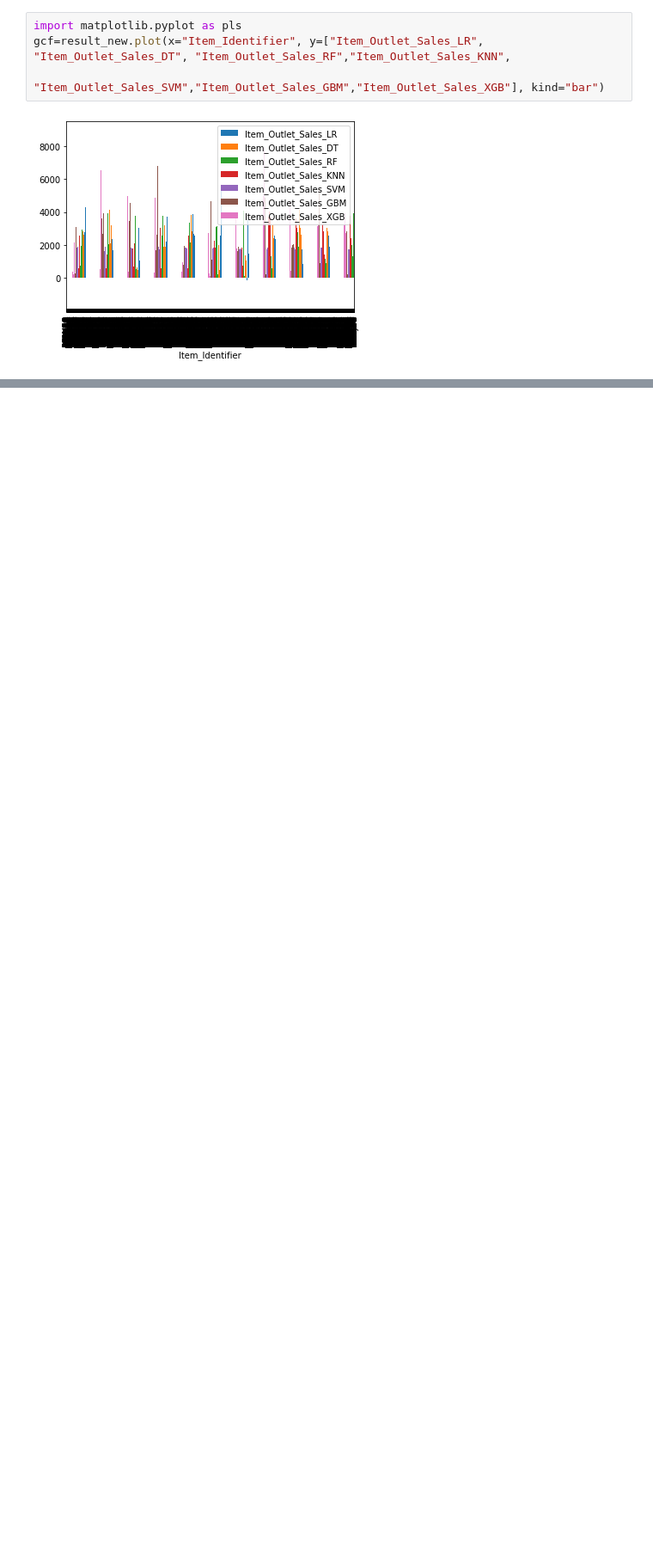
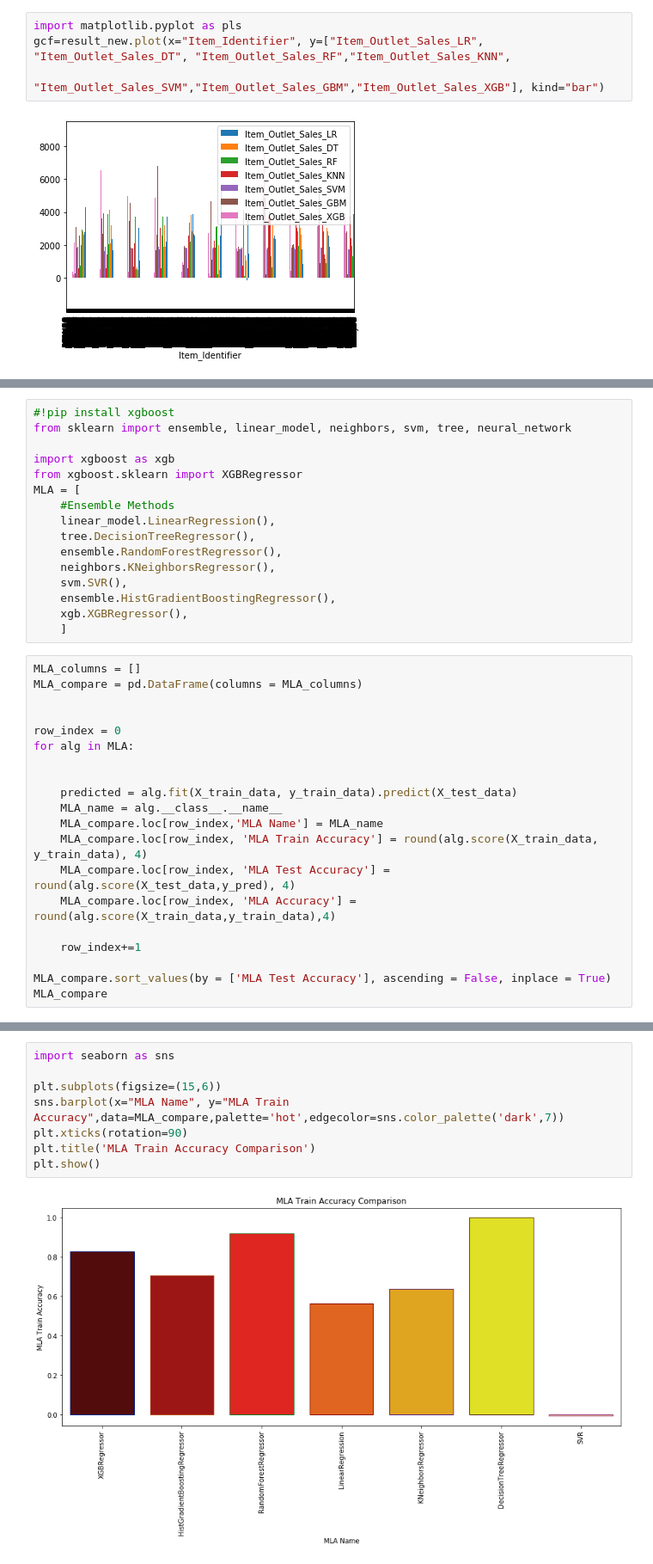
Before and after one commit to Anmol-dot-cyber/Data_Science_Projects, a Jupyter notebook: Big_Mart_Sales_Python/Super_Market_Sales-BIGMART_Prediction .ipynb, the cells around one changed output, grey strips where cells are left out. Shown: that part at 86% size. Cells and saved outputs as stored; diff of their text form; blank space fills up the shorter version.

```diff
--- a/Big_Mart_Sales_Python/Super_Market_Sales-BIGMART_Prediction .ipynb
+++ b/Big_Mart_Sales_Python/Super_Market_Sales-BIGMART_Prediction .ipynb
@@ -749,0 +812,36 @@ gcf=result_new.plot(x="Item_Identifier", y=["Item_Outlet_Sales_LR", "Item_Outlet
+# %%
+#!pip install xgboost
+from sklearn import ensemble, linear_model, neighbors, svm, tree, neural_network
+
+import xgboost as xgb
+from xgboost.sklearn import XGBRegressor
+MLA = [
+    #Ensemble Methods
+    linear_model.LinearRegression(),
+    tree.DecisionTreeRegressor(),
+    ensemble.RandomForestRegressor(),
+    neighbors.KNeighborsRegressor(),
+    svm.SVR(),
+    ensemble.HistGradientBoostingRegressor(),
+    xgb.XGBRegressor(),
+    ]
+# %%
+MLA_columns = []
+MLA_compare = pd.DataFrame(columns = MLA_columns)
+
+
+row_index = 0
+for alg in MLA:
+
+
+    predicted = alg.fit(X_train_data, y_train_data).predict(X_test_data)
+    MLA_name = alg.__class__.__name__
+    MLA_compare.loc[row_index,'MLA Name'] = MLA_name
+    MLA_compare.loc[row_index, 'MLA Train Accuracy'] = round(alg.score(X_train_data, y_train_data), 4)
+    MLA_compare.loc[row_index, 'MLA Test Accuracy'] = round(alg.score(X_test_data,y_pred), 4)
+    MLA_compare.loc[row_index, 'MLA Accuracy'] = round(alg.score(X_train_data,y_train_data),4)
+
+    row_index+=1
+
+MLA_compare.sort_values(by = ['MLA Test Accuracy'], ascending = False, inplace = True)
+MLA_compare
@@ -749,0 +857,10 @@ gcf=result_new.plot(x="Item_Identifier", y=["Item_Outlet_Sales_LR", "Item_Outlet
+# %%
+import seaborn as sns
+
+plt.subplots(figsize=(15,6))
+sns.barplot(x="MLA Name", y="MLA Train Accuracy",data=MLA_compare,palette='hot',edgecolor=sns.color_palette('dark',7))
+plt.xticks(rotation=90)
+plt.title('MLA Train Accuracy Comparison')
+plt.show()
+# %% [output]
+[figure, added]
```
Also changed, not shown: parts of 20 cells of this notebook, 8 other files.
